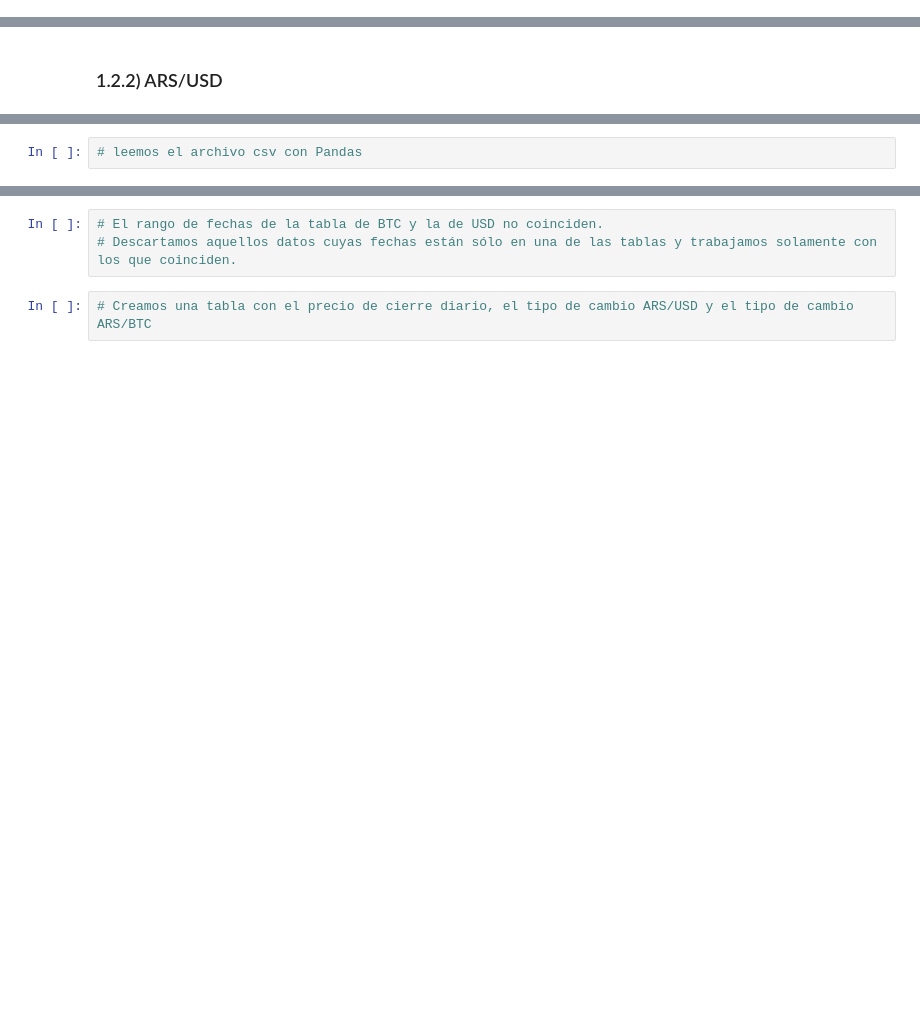
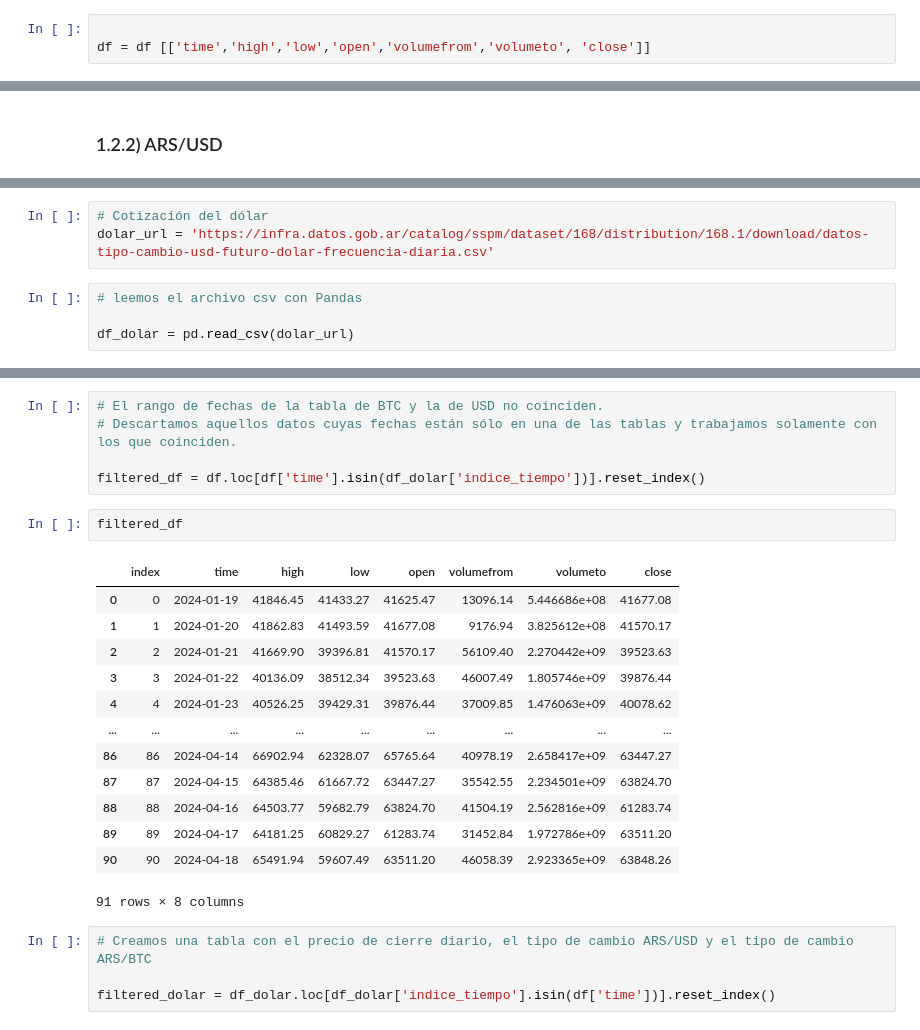
Before and after one commit to PPereyraAN/RepositorioAN, a Jupyter notebook: Python-API.ipynb, the cells around one changed output, grey strips where cells are left out. Drawn from its saved outputs; the diff is of its cells as text; blank space fills up the shorter version.

```diff
--- a/Python-API.ipynb
+++ b/Python-API.ipynb
@@ -118,0 +347,3 @@ Cada diccionario tiene los datos que necesitamos: la fecha de la cotización, el
+# %%
+
+df = df [['time','high','low','open','volumefrom','volumeto', 'close']]
@@ -123,2 +368,7 @@ Cada diccionario tiene los datos que necesitamos: la fecha de la cotización, el
+# %%
+# Cotización del dólar
+dolar_url = 'https://infra.datos.gob.ar/catalog/sspm/dataset/168/distribution/168.1/download/datos-tipo-cambio-usd-futuro-dolar-frecuencia-diaria.csv'
 # %%
 # leemos el archivo csv con Pandas
+
+df_dolar = pd.read_csv(dolar_url)
@@ -125,5 +391,25 @@ Cada diccionario tiene los datos que necesitamos: la fecha de la cotización, el
 # %%
 # El rango de fechas de la tabla de BTC y la de USD no coinciden.
 # Descartamos aquellos datos cuyas fechas están sólo en una de las tablas y trabajamos solamente con los que coinciden.
+
+filtered_df = df.loc[df['time'].isin(df_dolar['indice_tiempo'])].reset_index()
+# %%
+filtered_df
+# %% [output]
+|  | index | time | high | low | open | volumefrom | volumeto | close |
+| 0 | 0 | 2024-01-19 | 41846.45 | 41433.27 | 41625.47 | 13096.14 | 5.446686e+08 | 41677.08 |
+| 1 | 1 | 2024-01-20 | 41862.83 | 41493.59 | 41677.08 | 9176.94 | 3.825612e+08 | 41570.17 |
+| 2 | 2 | 2024-01-21 | 41669.90 | 39396.81 | 41570.17 | 56109.40 | 2.270442e+09 | 39523.63 |
+| 3 | 3 | 2024-01-22 | 40136.09 | 38512.34 | 39523.63 | 46007.49 | 1.805746e+09 | 39876.44 |
+| 4 | 4 | 2024-01-23 | 40526.25 | 39429.31 | 39876.44 | 37009.85 | 1.476063e+09 | 40078.62 |
+| ... | ... | ... | ... | ... | ... | ... | ... | ... |
+| 86 | 86 | 2024-04-14 | 66902.94 | 62328.07 | 65765.64 | 40978.19 | 2.658417e+09 | 63447.27 |
+| 87 | 87 | 2024-04-15 | 64385.46 | 61667.72 | 63447.27 | 35542.55 | 2.234501e+09 | 63824.70 |
+| 88 | 88 | 2024-04-16 | 64503.77 | 59682.79 | 63824.70 | 41504.19 | 2.562816e+09 | 61283.74 |
+| 89 | 89 | 2024-04-17 | 64181.25 | 60829.27 | 61283.74 | 31452.84 | 1.972786e+09 | 63511.20 |
+| 90 | 90 | 2024-04-18 | 65491.94 | 59607.49 | 63511.20 | 46058.39 | 2.923365e+09 | 63848.26 |
+91 rows × 8 columns
 # %%
 # Creamos una tabla con el precio de cierre diario, el tipo de cambio ARS/USD y el tipo de cambio ARS/BTC
+
+filtered_dolar = df_dolar.loc[df_dolar['indice_tiempo'].isin(df['time'])].reset_index()
```
Also changed, not shown: parts of 44 cells of this notebook.
